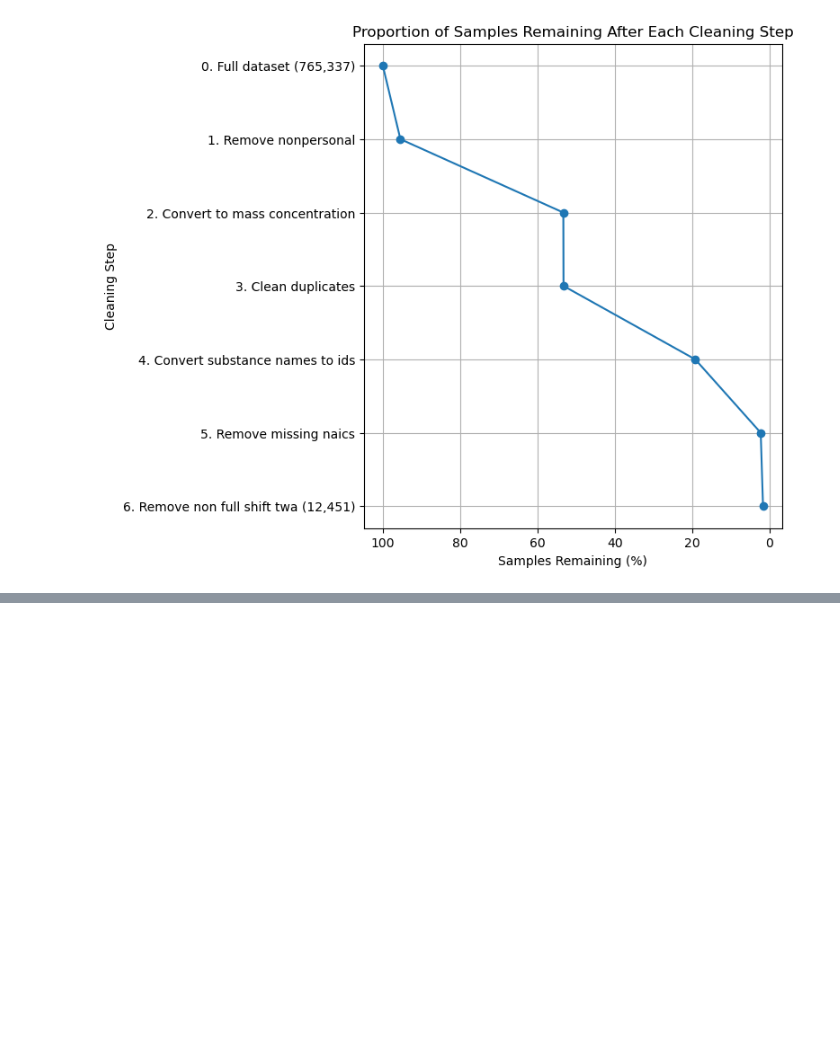
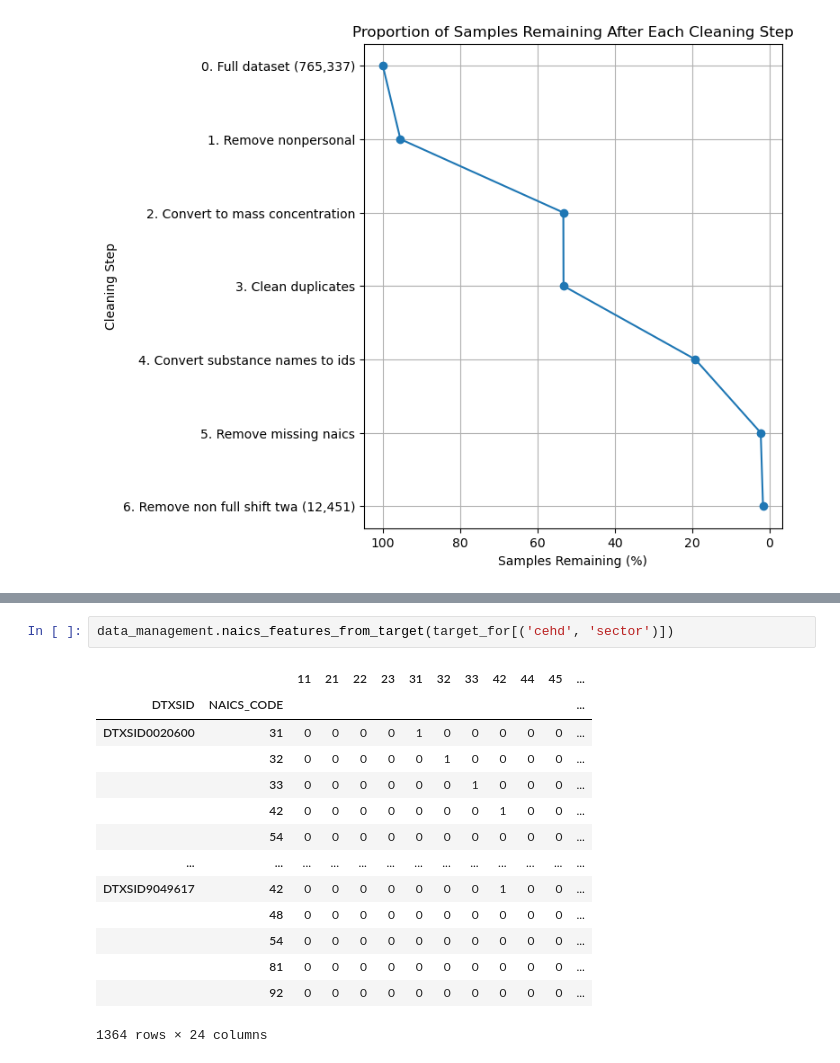
Before and after one commit to jkvasnicka/ht-occupational-plus, a Jupyter notebook: 20241121_training_set_dev.ipynb, the cells around one changed output, grey strips where cells are left out. Drawn from its saved outputs; the diff is of its cells as text; blank space fills up the shorter version.

```diff
--- a/20241121_training_set_dev.ipynb
+++ b/20241121_training_set_dev.ipynb
@@ -400,0 +342,17 @@ TODO: Reserve one of the two datasets (e.g., CEHD) for a held-out validations se
+# %%
+data_management.naics_features_from_target(target_for[('cehd', 'sector')])
+# %% [output]
+|  |  | 11 | 21 | 22 | 23 | 31 | 32 | 33 | 42 | 44 | 45 | ... |
+| DTXSID | NAICS_CODE |  |  |  |  |  |  |  |  |  |  | ... |
+| DTXSID0020600 | 31 | 0 | 0 | 0 | 0 | 1 | 0 | 0 | 0 | 0 | 0 | ... |
+|  | 32 | 0 | 0 | 0 | 0 | 0 | 1 | 0 | 0 | 0 | 0 | ... |
+|  | 33 | 0 | 0 | 0 | 0 | 0 | 0 | 1 | 0 | 0 | 0 | ... |
+|  | 42 | 0 | 0 | 0 | 0 | 0 | 0 | 0 | 1 | 0 | 0 | ... |
+|  | 54 | 0 | 0 | 0 | 0 | 0 | 0 | 0 | 0 | 0 | 0 | ... |
+| ... | ... | ... | ... | ... | ... | ... | ... | ... | ... | ... | ... | ... |
+| DTXSID9049617 | 42 | 0 | 0 | 0 | 0 | 0 | 0 | 0 | 1 | 0 | 0 | ... |
+|  | 48 | 0 | 0 | 0 | 0 | 0 | 0 | 0 | 0 | 0 | 0 | ... |
+|  | 54 | 0 | 0 | 0 | 0 | 0 | 0 | 0 | 0 | 0 | 0 | ... |
+|  | 81 | 0 | 0 | 0 | 0 | 0 | 0 | 0 | 0 | 0 | 0 | ... |
+|  | 92 | 0 | 0 | 0 | 0 | 0 | 0 | 0 | 0 | 0 | 0 | ... |
+1364 rows × 24 columns
```
Also changed, not shown: parts of 21 cells of this notebook, 2 other files.
